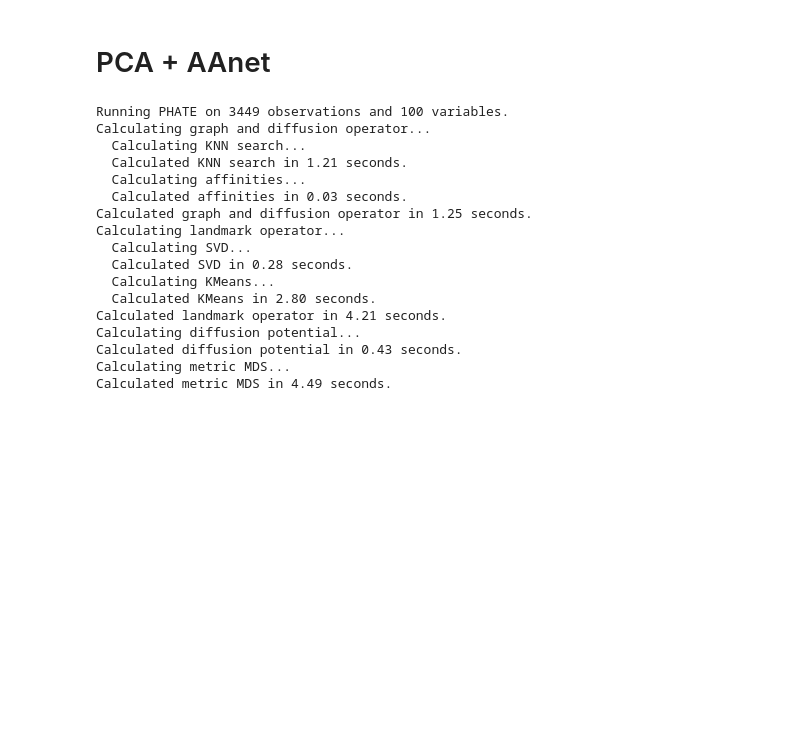
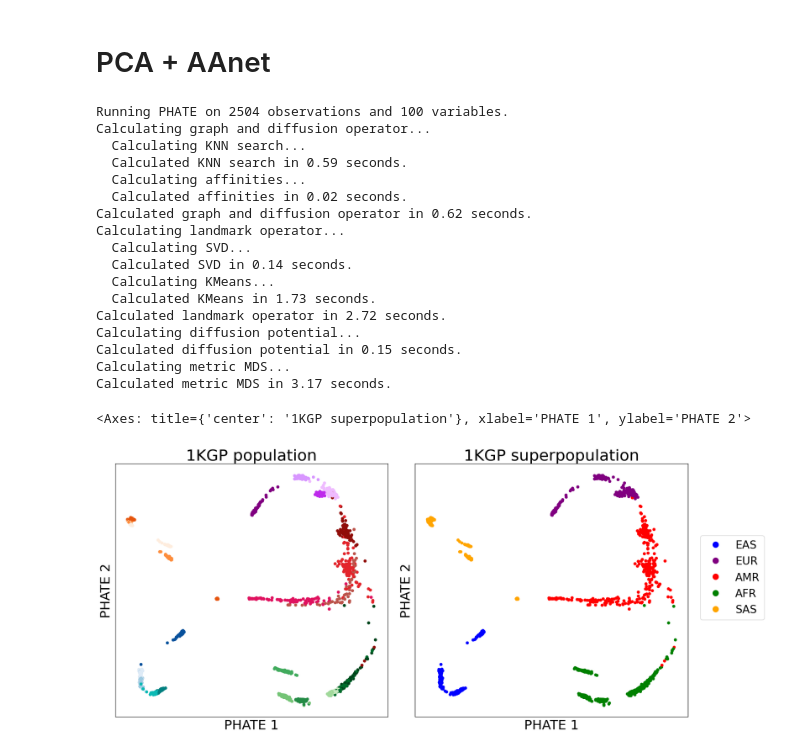
Before and after one commit to latent-reasoning-works/manylatents, a Jupyter notebook: notebooks/1000G&HGDP_AAnet.ipynb, the cells around one changed output. Saved outputs shown, nothing was run; the diff lists cells and outputs as text; code cells hidden in the pictures; blank space fills up the shorter version.

```diff
--- a/notebooks/1000G&HGDP_AAnet.ipynb
+++ b/notebooks/1000G&HGDP_AAnet.ipynb
@@ -421,6 +421,8 @@ plt.show()
 # %%
 pca_obj = sklearn.decomposition.PCA(n_components=100, random_state=42)
 pca_input = pca_obj.fit_transform(data)
+# %%
+reduced_data_np_norm = pca_input / np.std(pca_input[:, 0])
 # %%
 # initial phate embedding
 phate_operator_2d = phate.PHATE(random_state=42,
@@ -429,35 +431,38 @@ phate_operator_2d = phate.PHATE(random_state=42,
                                 t=6,
                                 decay=60,
                                 n_pca=None)
-phate_operator_2d.fit(pca_input)
+phate_operator_2d.fit(reduced_data_np_norm)
 phate_emb_2d = phate_operator_2d.transform()
 # %% [output]
-Running PHATE on 3449 observations and 100 variables.
+Running PHATE on 2504 observations and 100 variables.
 Calculating graph and diffusion operator...
   Calculating KNN search...
-  Calculated KNN search in 1.21 seconds.
+  Calculated KNN search in 0.59 seconds.
   Calculating affinities...
-  Calculated affinities in 0.03 seconds.
-Calculated graph and diffusion operator in 1.25 seconds.
+  Calculated affinities in 0.02 seconds.
+Calculated graph and diffusion operator in 0.62 seconds.
 Calculating landmark operator...
   Calculating SVD...
-  Calculated SVD in 0.28 seconds.
+  Calculated SVD in 0.14 seconds.
   Calculating KMeans...
-  Calculated KMeans in 2.80 seconds.
-Calculated landmark operator in 4.21 seconds.
+  Calculated KMeans in 1.73 seconds.
+Calculated landmark operator in 2.72 seconds.
 Calculating diffusion potential...
-Calculated diffusion potential in 0.43 seconds.
+Calculated diffusion potential in 0.15 seconds.
 Calculating metric MDS...
-Calculated metric MDS in 4.49 seconds.
+Calculated metric MDS in 3.17 seconds.
 # %%
 fig, axes = plt.subplots(1,2, figsize=(18, 8), gridspec_kw={'width_ratios': [1, 1], 'wspace': 0.1})
 
 scprep.plot.scatter2d(phate_emb_2d, s=20, ax=axes[0],
-                      cmap=mappings.pop_pallette_1000G_fine, c=label_pop,
+                      cmap=cmap_pop, c=label_pop,
                       xticks=False, yticks=False, legend=False,
-                      label_prefix="PHATE ",title='1000G population', fontsize=16)
+                      label_prefix="PHATE ",title=data_name+' population', fontsize=16)
 scprep.plot.scatter2d(phate_emb_2d, s=20, ax=axes[1],
-                      cmap=mappings.pop_pallette_1000G_coarse, c=label_superpop,
+                      cmap=cmap_superpop, c=label_superpop,
                       xticks=False, yticks=False, legend=True,
                       legend_loc='right', legend_anchor=(1.3, 0.55), legend_ncol=1,
-                      label_prefix="PHATE ",title='1000G superpopulation', fontsize=16)
+                      label_prefix="PHATE ",title=data_name+' superpopulation', fontsize=16)
+# %% [output]
+<Axes: title={'center': '1KGP superpopulation'}, xlabel='PHATE 1', ylabel='PHATE 2'>
+[figure, added]
```
Also changed, not shown: parts of 14 cells of this notebook.
